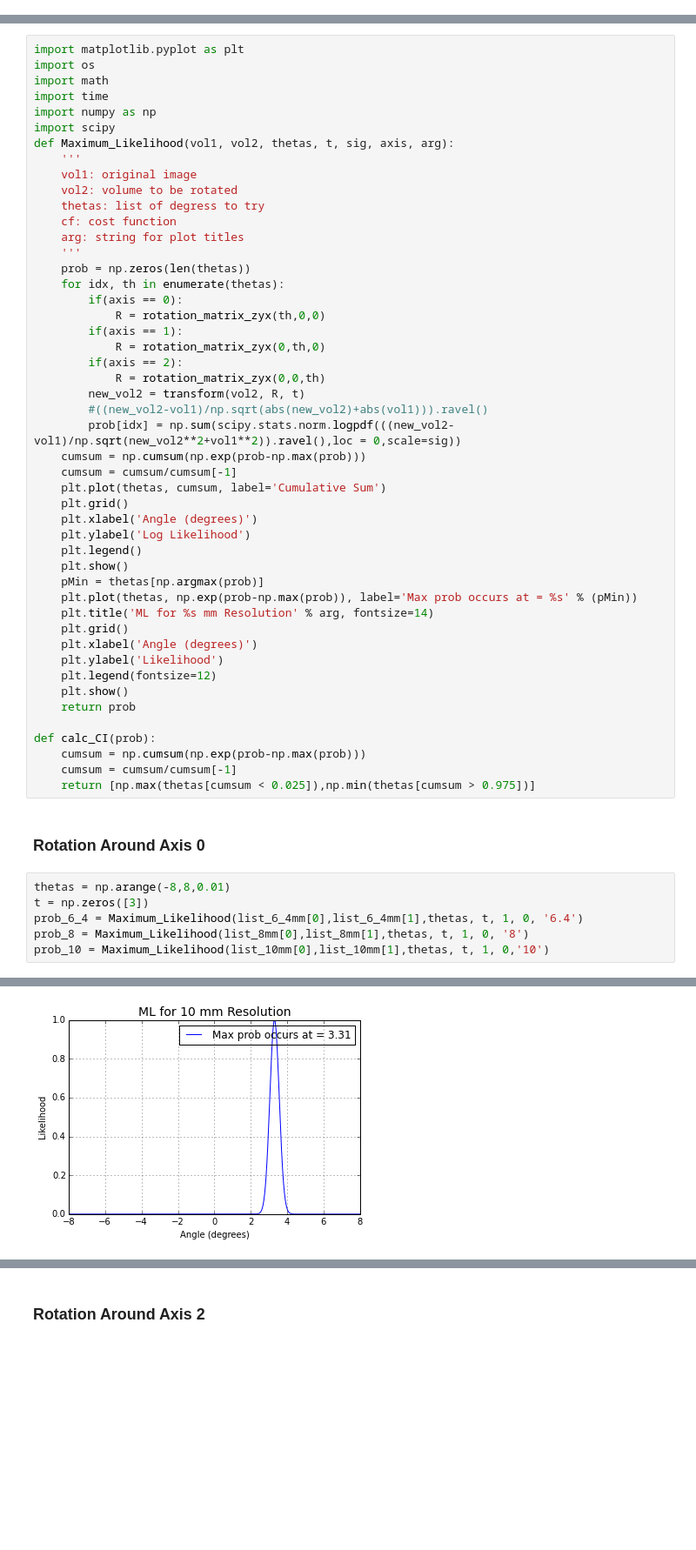
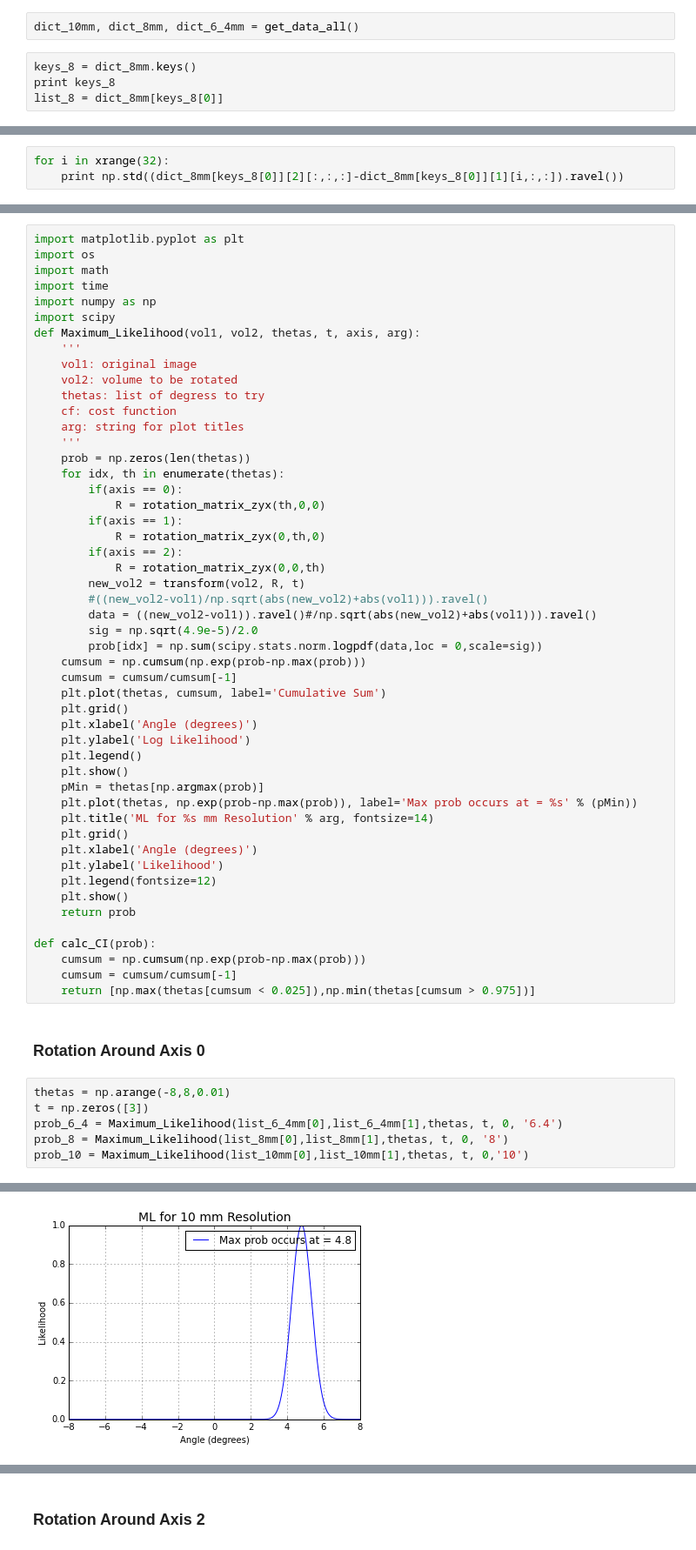
Before and after one commit to zyzdiana/AC297r-Volume-Registration, a Jupyter notebook: Multiple_Resolutions.ipynb, the cells around one changed output, grey strips where cells are left out. Shown at 87% size. Drawn from its saved outputs; the diff is of its cells as text; blank space fills up the shorter version.

```diff
--- a/Multiple_Resolutions.ipynb
+++ b/Multiple_Resolutions.ipynb
@@ -21,3 +24,9 @@ There are three sets of data with 3 different resolutions.
 + Volume with 6.4mm voxel, and the corresponding shape is (40,40,40)
 + Volume with 8mm voxel, and the corresponding shape is (32,32,32)
 + Volume with 10mm voxel, and the corresponding shape is (26,26,26)
+# %%
+dict_10mm, dict_8mm, dict_6_4mm = get_data_all()
+# %%
+keys_8 = dict_8mm.keys()
+print keys_8
+list_8 = dict_8mm[keys_8[0]]
@@ -23,0 +41,3 @@ There are three sets of data with 3 different resolutions.
+# %%
+for i in xrange(32):
+    print np.std((dict_8mm[keys_8[0]][2][:,:,:]-dict_8mm[keys_8[0]][1][i,:,:]).ravel())
@@ -225,7 +259,7 @@ import math
 import time
 import numpy as np
 import scipy
-def Maximum_Likelihood(vol1, vol2, thetas, t, sig, axis, arg):
+def Maximum_Likelihood(vol1, vol2, thetas, t, axis, arg):
     '''
     vol1: original image
     vol2: volume to be rotated
@@ -243,7 +277,9 @@ def Maximum_Likelihood(vol1, vol2, thetas, t, sig, axis, arg):
             R = rotation_matrix_zyx(0,0,th)
         new_vol2 = transform(vol2, R, t)
         #((new_vol2-vol1)/np.sqrt(abs(new_vol2)+abs(vol1))).ravel()
-        prob[idx] = np.sum(scipy.stats.norm.logpdf(((new_vol2-vol1)/np.sqrt(new_vol2**2+vol1**2)).ravel(),loc = 0,scale=sig))
+        data = ((new_vol2-vol1)).ravel()#/np.sqrt(abs(new_vol2)+abs(vol1))).ravel()
+        sig = np.sqrt(4.9e-5)/2.0
+        prob[idx] = np.sum(scipy.stats.norm.logpdf(data,loc = 0,scale=sig))
     cumsum = np.cumsum(np.exp(prob-np.max(prob)))
     cumsum = cumsum/cumsum[-1]
     plt.plot(thetas, cumsum, label='Cumulative Sum')
@@ -271,7 +307,7 @@ def calc_CI(prob):
 # %%
 thetas = np.arange(-8,8,0.01)
 t = np.zeros([3])
-prob_6_4 = Maximum_Likelihood(list_6_4mm[0],list_6_4mm[1],thetas, t, 1, 0, '6.4')
-prob_8 = Maximum_Likelihood(list_8mm[0],list_8mm[1],thetas, t, 1, 0, '8')
-prob_10 = Maximum_Likelihood(list_10mm[0],list_10mm[1],thetas, t, 1, 0,'10')
+prob_6_4 = Maximum_Likelihood(list_6_4mm[0],list_6_4mm[1],thetas, t, 0, '6.4')
+prob_8 = Maximum_Likelihood(list_8mm[0],list_8mm[1],thetas, t, 0, '8')
+prob_10 = Maximum_Likelihood(list_10mm[0],list_10mm[1],thetas, t, 0,'10')
 # %% [output]
@@ -283,4 +319,4 @@ prob_10 = Maximum_Likelihood(list_10mm[0],list_10mm[1],thetas, t, 1, 0,'10')
-[figure, old version]
+[figure, new version]
 # %%
 plot_CI(calc_CI(prob_8), calc_CI(prob_6_4), calc_CI(prob_10))
 # %% [output]
```
Also changed, not shown: parts of 29 cells of this notebook, 18 other files.
